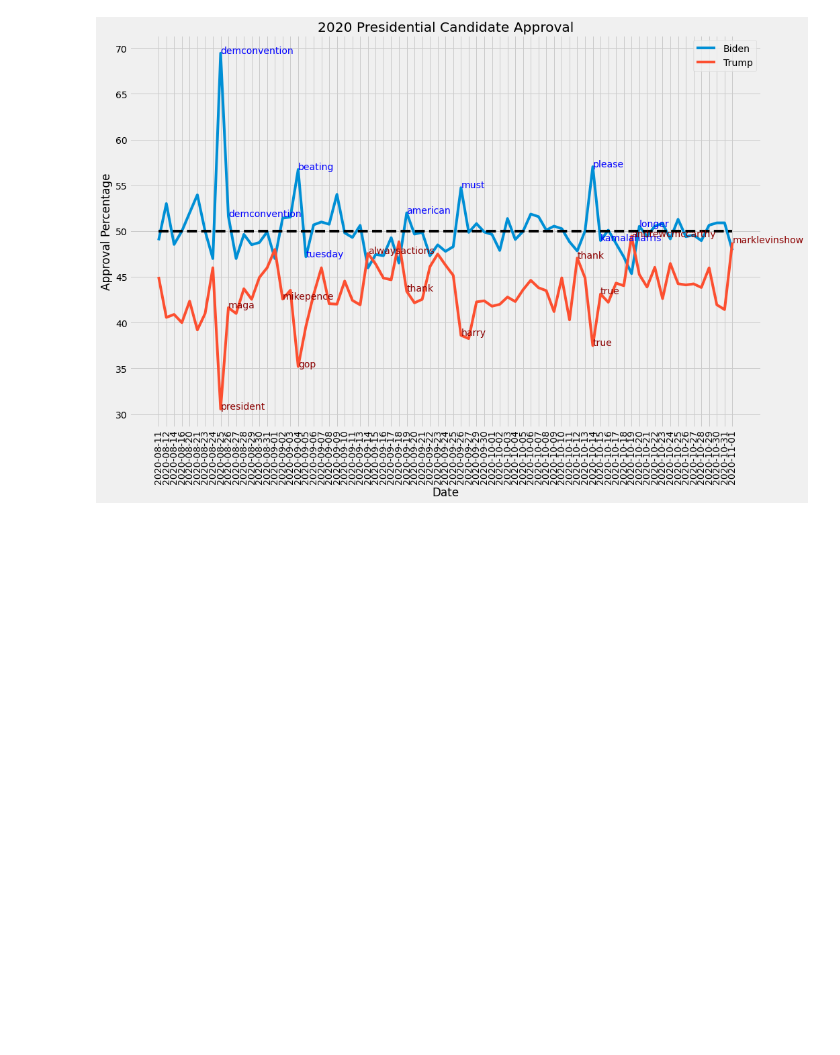
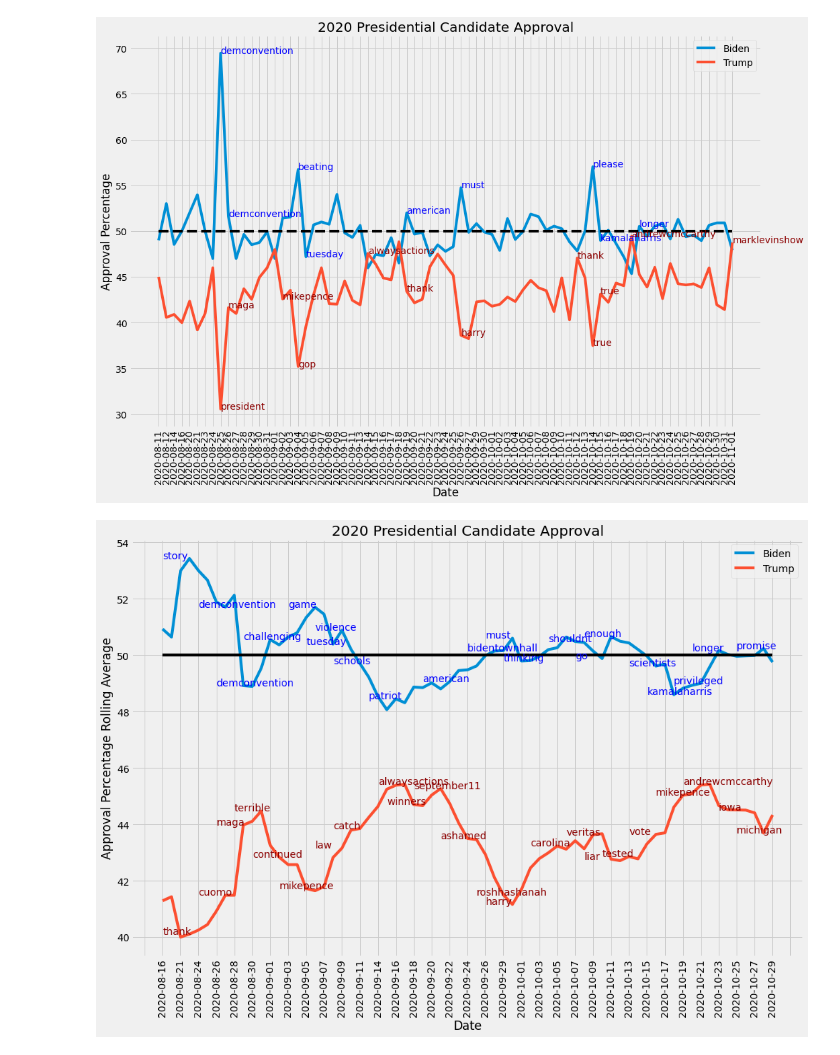
Before and after one commit to Maydit/1007-Project-2020, a Jupyter notebook: code/Figures.ipynb, the cells around one changed output. Cells and saved outputs as stored; diff of their text form; code cells hidden in the pictures; blank space fills up the shorter version.

Commit message:
running average version

```diff
--- a/code/Figures.ipynb
+++ b/code/Figures.ipynb
@@ -279,3 +279,11 @@ for k in range(len(biden_range)):
         ax.annotate(label, (biden_range.index[k], biden_range['w_trump'][k]), color = 'darkred')
 # %% [output]
 [figure]
+# %%
+def movingaverage (values, window):
+    weights = np.repeat(1.0, window)/window
+    sma = np.convolve(values, weights, 'valid')
+    return sma
+window = 7
+running_avg_biden = movingaverage(biden_range['w_biden'], window)
+running_avg_trump = movingaverage(biden_range['w_trump'], window)
@@ -281,0 +292,27 @@ for k in range(len(biden_range)):
+# %%
+#manual noteable dates ??
+noteable_date_biden = [3, 7, 9, 12, 17, 19, 20, 22, 26, 32, 37, 39, 41, 46, 49, 50, 55, 57, 60, 62, 67]
+noteable_date_trump = [3, 7, 9, 11, 13, 16, 20, 22, 27, 28, 31, 34, 38, 39, 44, 48, 50, 52, 55, 58, 61, 65, 67]
+#running average version
+fig, ax = plt.subplots(figsize = (15,10))
+plt.plot(biden_range.index[window//2:-((window-1)//2)], running_avg_biden, label='Biden') #account for running average removing ends
+plt.plot(biden_range.index[window//2:-((window-1)//2)], running_avg_trump, label='Trump')
+plt.plot(biden_range.index[window//2:-((window-1)//2)], [50 for i in biden_range.index[window//2:-((window-1)//2)]], color='black')
+plt.xticks(rotation = 90)
+loc = plticker.MultipleLocator(base=2.0)
+ax.xaxis.set_major_locator(loc)
+plt.xlabel('Date')
+plt.ylabel('Approval Percentage Rolling Average')
+plt.title('2020 Presidential Candidate Approval')
+plt.legend()
+for i in range(len(biden_range)):
+    if i in noteable_date_biden:
+        label = get_day_dataframe(l_b[i], df_b.date[i]).sort_values(by='nums_'+df_b.date[i],ascending=False).head(1).values[0][0]
+        ax.annotate(label, (biden_range.index[i], running_avg_biden[i]), color='blue')
+for i in range(len(biden_range)):
+    if i in noteable_date_trump:
+        label = get_day_dataframe(l_t[i], df_t.date[i]).sort_values(by='nums_'+df_t.date[i],ascending=False).head(1).values[0][0]
+        ax.annotate(label, (biden_range.index[i], running_avg_trump[i]), color = 'darkred')
+plt.show()
+# %% [output]
+[figure, added]
```
Also changed, not shown: parts of 1 cell of this notebook, 1 other file.
